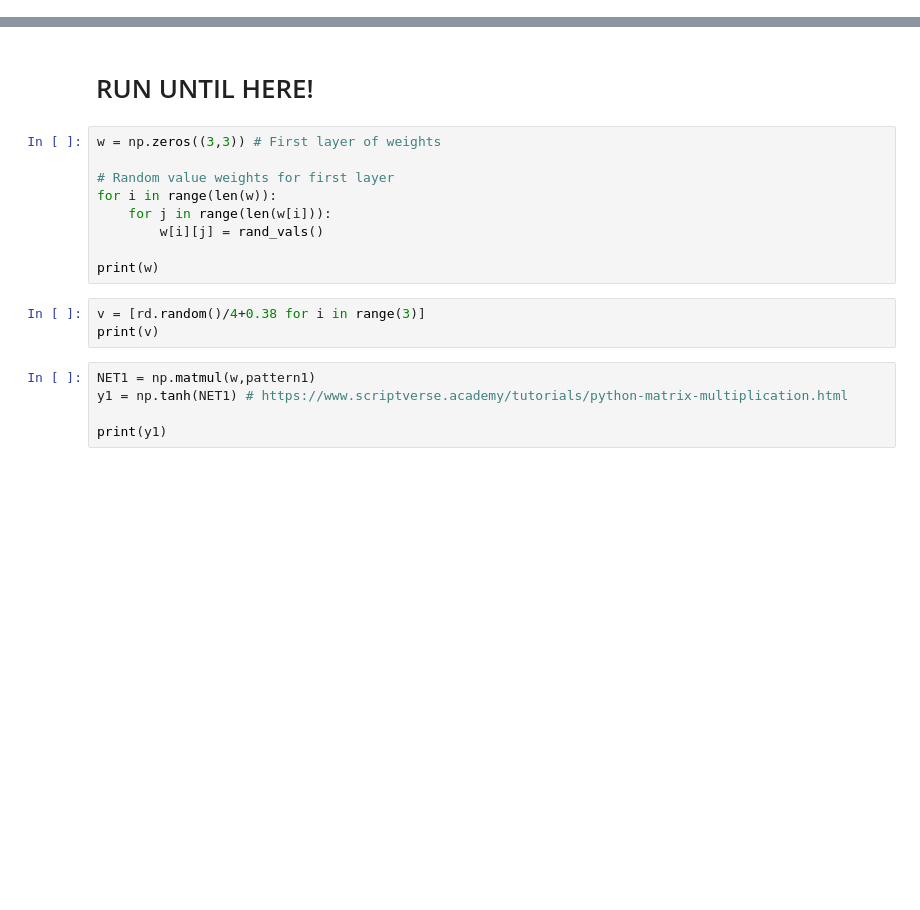
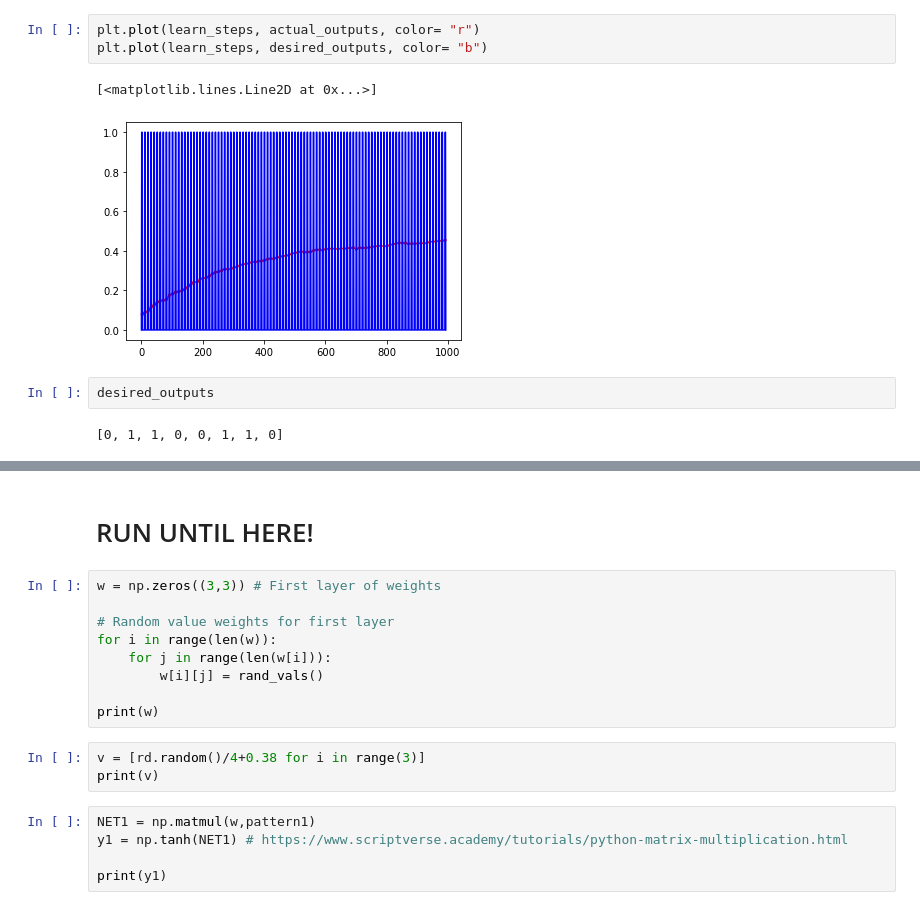
Before and after one commit to SaiAkhilVudattu/Neuro_classes, a Jupyter notebook: NML502/HW03/HW04_part1.ipynb, the cells around one changed output, grey strips where cells are left out. Drawn from its saved outputs; the diff is of its cells as text; blank space fills up the shorter version.

```diff
--- a/NML502/HW03/HW04_part1.ipynb
+++ b/NML502/HW03/HW04_part1.ipynb
@@ -101,0 +165,10 @@ w20 += eta*delta2
+# %%
+plt.plot(learn_steps, actual_outputs, color= "r")
+plt.plot(learn_steps, desired_outputs, color= "b")
+# %% [output]
+[<matplotlib.lines.Line2D at 0x...>]
+[figure, added]
+# %%
+desired_outputs
+# %% [output]
+[0, 1, 1, 0, 0, 1, 1, 0]
```
Also changed, not shown: parts of 21 cells of this notebook.
